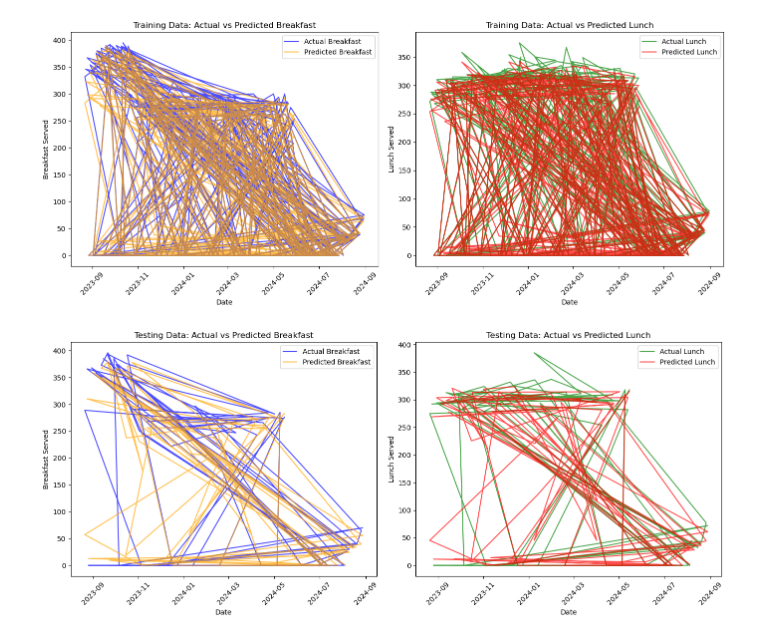
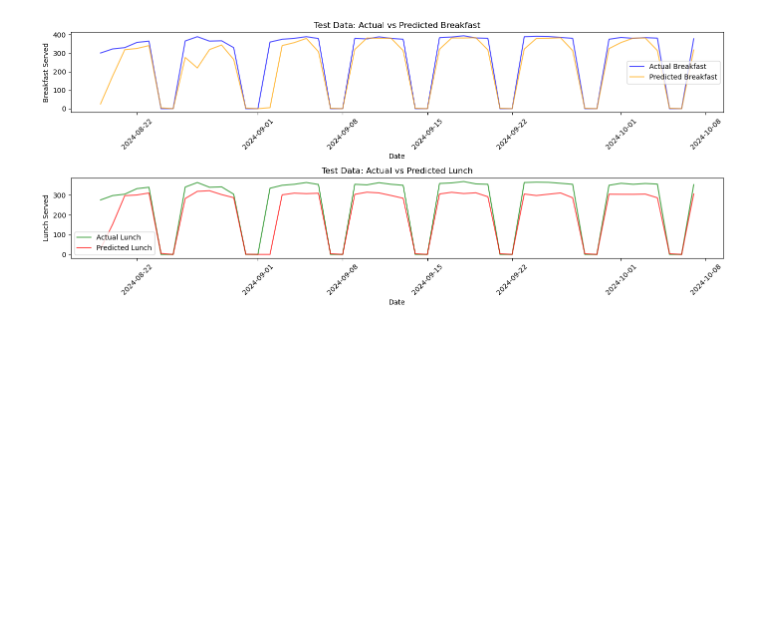
Before and after one commit to yaoyao55/MLDS_Project, a Jupyter notebook: main.ipynb, the cells around one changed output. Drawn from its saved outputs; the diff is of its cells as text; code cells hidden in the pictures; blank space fills up the shorter version.

```diff
--- a/main.ipynb
+++ b/main.ipynb
@@ -188,0 +267,16 @@ X
+# %%
+# Define cutoff date for splitting data
+cutoff_date = '2024-08-19'
+
+# Filter training and testing data based on the cutoff date
+X_train_breakfast = X_train_lunch = X[X.index < cutoff_date]
+y_train_breakfast = y_breakfast[y_breakfast.index < cutoff_date]
+y_train_lunch = y_lunch[y_lunch.index < cutoff_date]
+# Shuffle the training data
+X_train_breakfast_shuffled, y_train_breakfast_shuffled = shuffle(X_train_breakfast, y_train_breakfast, random_state=42)
+X_train_lunch_shuffled, y_train_lunch_shuffled = shuffle(X_train_lunch, y_train_lunch, random_state=42)
+
+
+X_test_breakfast =  X_test_lunch = X[X.index >= cutoff_date]
+y_test_breakfast = y_breakfast[y_breakfast.index >= cutoff_date]
+y_test_lunch = y_lunch[y_lunch.index >= cutoff_date]
@@ -192,8 +346,8 @@ breakfast_model = RandomForestRegressor(n_estimators=256, random_state=42)
 lunch_model = RandomForestRegressor(n_estimators=256, random_state=42)
 
 # 模型训练
-breakfast_model.fit(X, y_breakfast)
-lunch_model.fit(X, y_lunch)
+breakfast_model.fit(X_train_breakfast_shuffled, y_train_breakfast_shuffled)
+lunch_model.fit(X_train_lunch_shuffled, y_train_lunch_shuffled)
 
 # 模型推理
 pred_train_breakfast = breakfast_model.predict(X_train_breakfast)
@@ -237,58 +409,31 @@ plt.show()
 # %%
-# 绘制训练数据的真实标签与预测标签对比
+# 绘制未划分数据集的真实标签与预测标签对比
 plt.figure(figsize=(14, 6))
 
-# 早餐：训练数据真实与预测值对比
-plt.subplot(1, 2, 1)
-plt.plot(train_index_breakfast, y_train_breakfast, label='Actual Breakfast', color='blue', alpha=0.7)
-plt.plot(train_index_breakfast,pred_train_breakfast, label='Predicted Breakfast', color='orange', alpha=0.7)
-plt.title('Training Data: Actual vs Predicted Breakfast')
+# 早餐：完整数据集的真实值与预测值对比
+plt.subplot(2, 1, 1)
+plt.plot(y_test_breakfast.index, y_test_breakfast, label='Actual Breakfast', color='blue', alpha=0.7)
+plt.plot(y_test_breakfast.index, pred_test_breakfast, label='Predicted Breakfast', color='orange', alpha=0.7)
+plt.title('Test Data: Actual vs Predicted Breakfast')
 plt.xlabel('Date')
 plt.ylabel('Breakfast Served')
 plt.legend()
 plt.xticks(rotation=45)
 
-# 午餐：训练数据真实与预测值对比
-plt.subplot(1, 2, 2)
-plt.plot(train_index_lunch, y_train_lunch, label='Actual Lunch', color='green', alpha=0.7)
-plt.plot(train_index_lunch, pred_train_lunch, label='Predicted Lunch', color='red', alpha=0.7)
-plt.title('Training Data: Actual vs Predicted Lunch')
+# 午餐：完整数据集的真实值与预测值对比
+plt.subplot(2, 1, 2)
+plt.plot(y_test_lunch.index, y_test_lunch, label='Actual Lunch', color='green', alpha=0.7)
+plt.plot(y_test_lunch.index, pred_test_lunch, label='Predicted Lunch', color='red', alpha=0.7)
+plt.title('Test Data: Actual vs Predicted Lunch')
 plt.xlabel('Date')
 plt.ylabel('Lunch Served')
 plt.legend()
 plt.xticks(rotation=45)
 
 plt.tight_layout()
 plt.show()
-
-# 绘制测试数据的真实标签与预测标签对比
-plt.figure(figsize=(14, 6))
-
-# 早餐：测试数据真实与预测值对比
-plt.subplot(1, 2, 1)
-plt.plot(test_index_breakfast, y_test_breakfast, label='Actual Breakfast', color='blue', alpha=0.7)
-plt.plot(test_index_breakfast, pred_test_breakfast, label='Predicted Breakfast', color='orange', alpha=0.7)
-plt.title('Testing Data: Actual vs Predicted Breakfast')
-plt.xlabel('Date')
-plt.ylabel('Breakfast Served')
-plt.legend()
-plt.xticks(rotation=45)
-
-# 午餐：测试数据真实与预测值对比
-plt.subplot(1, 2, 2)
-plt.plot(test_index_lunch, y_test_lunch, label='Actual Lunch', color='green', alpha=0.7)
-plt.plot(test_index_lunch, pred_test_lunch, label='Predicted Lunch', color='red', alpha=0.7)
-plt.title('Testing Data: Actual vs Predicted Lunch')
-plt.xlabel('Date')
-plt.ylabel('Lunch Served')
-plt.legend()
-plt.xticks(rotation=45)
-
-plt.tight_layout()
-plt.show()
 # %% [output]
-[figure, old version]
+[figure, new version]
-[figure, removed]
 # %%
 
 # 模型性能评估
```
Also changed, not shown: parts of 26 cells of this notebook, 1 other file.
